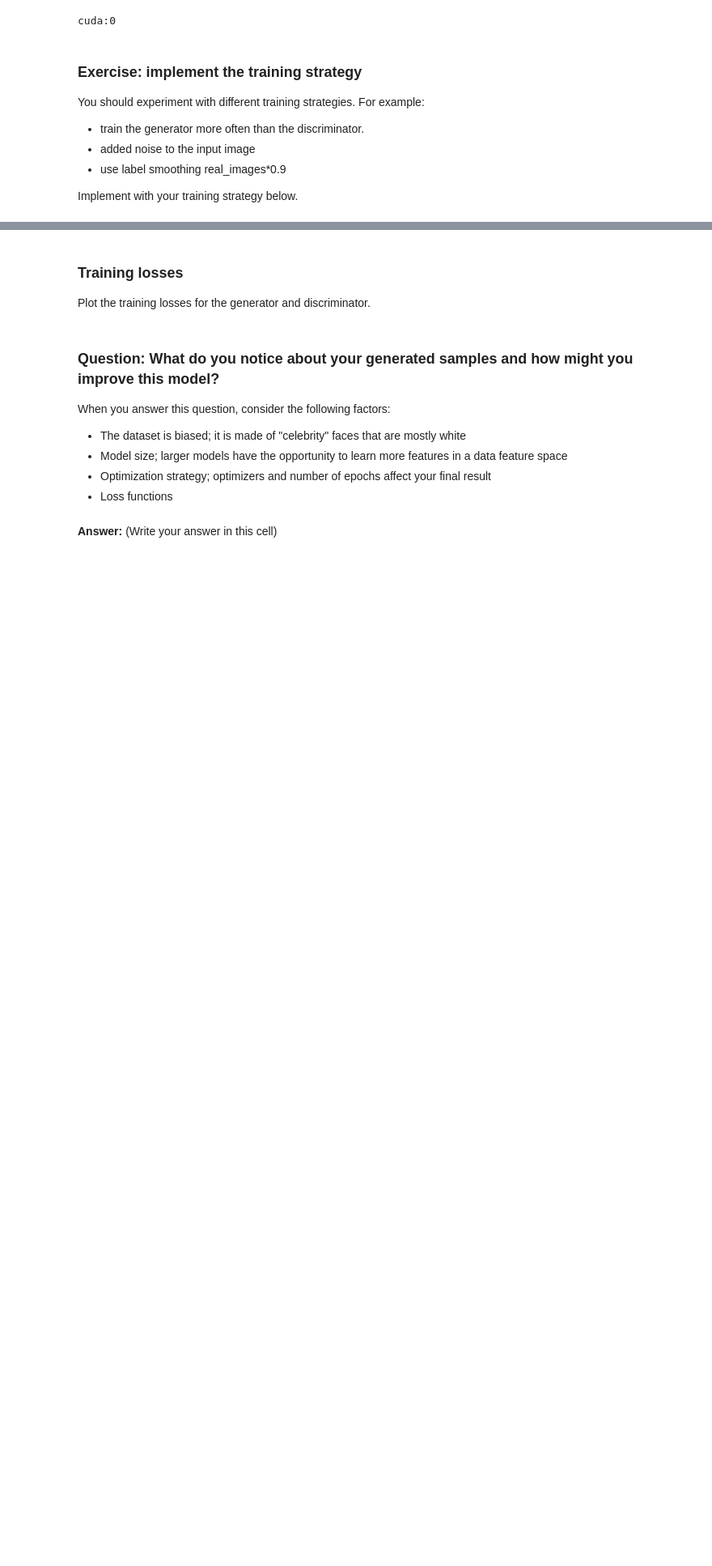
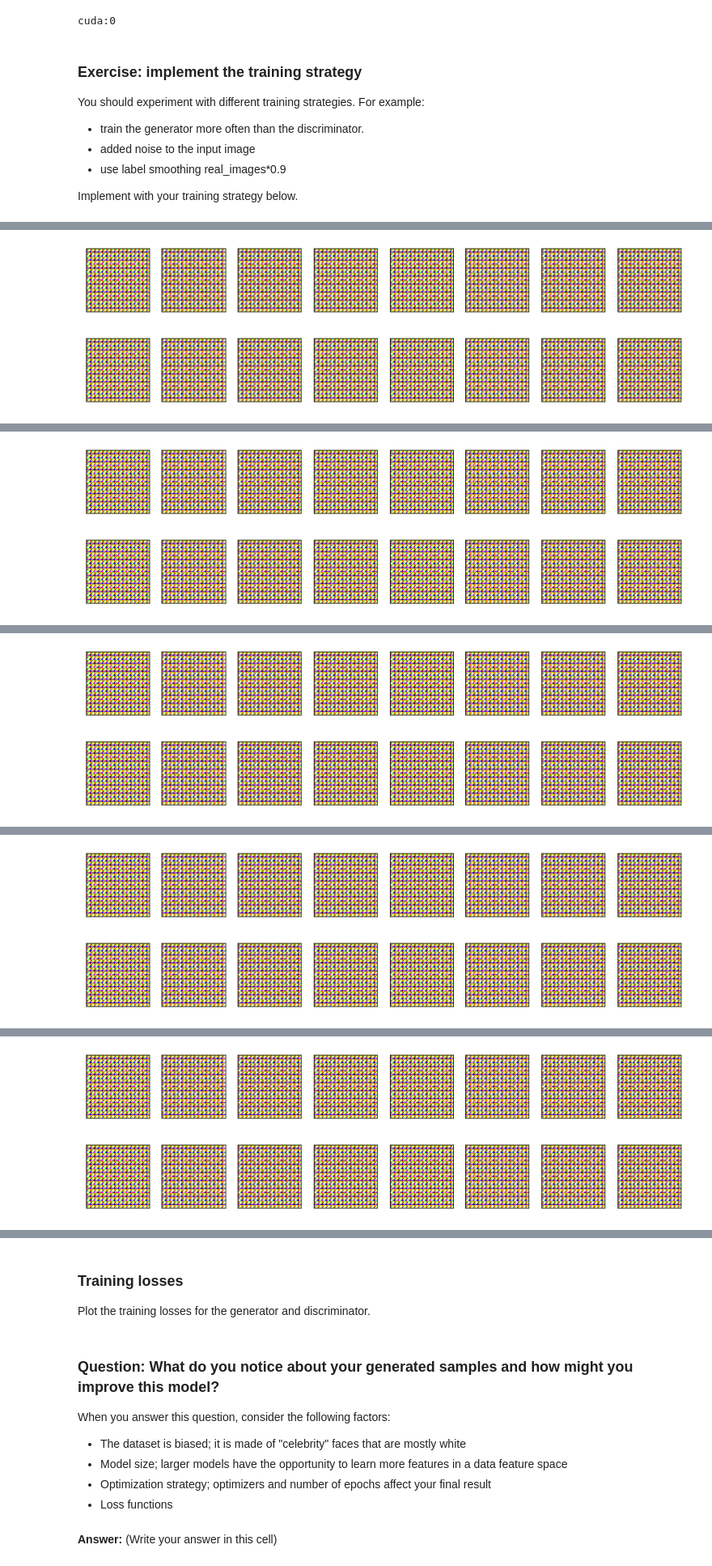
Before and after one commit to HebaMa7moud/face-generatio, a Jupyter notebook: dlnd_face_generation_starter.ipynb, the cells around one changed output, grey strips where cells are left out. Shown at 81% size. Saved outputs shown, nothing was run; the diff lists cells and outputs as text; code cells hidden in the pictures; blank space fills up the shorter version.

```diff
--- a/dlnd_face_generation_starter.ipynb
+++ b/dlnd_face_generation_starter.ipynb
@@ -405,9 +405,10 @@ def gradient_penalty(discriminator, real_images, fake_images):
     #gp = 0
     # TODO (Optional): implement the gradient penalty
 
-
+    device = real_images.device
     lamda = 10
-    alpha = torch.rand(real_images.shape)
+    #alpha = torch.rand(real_images.shape)
+    alpha =torch.rand(real_images.size(0), 1, 1, 1, device=device)
 
     x_hat = alpha * real_images + (1 - alpha) * fake_images
 
@@ -447,9 +448,12 @@ def generator_step(batch_size: int, latent_dim: int,z) -> Dict:
 
 
     fake_images = generator(z)
-    fake_images.to(device)
+    fake_images= fake_images.to(device)
 
-    g_loss = generator_loss(fake_images)
+    fake_logits = discriminator(fake_images)
+    fake_logits = fake_logits.to(device)
+    g_loss = generator_loss(fake_logits)
+
     g_loss.backward()
     g_optimizer.step()
 
@@ -459,15 +463,21 @@ def generator_step(batch_size: int, latent_dim: int,z) -> Dict:
 def discriminator_step(batch_size: int, latent_dim: int, real_images: torch.Tensor, z) -> Dict:
     """ One training step of the discriminator. """
     # TODO: implement the discriminator step (foward pass, loss calculation and backward pass)
-    device = torch.device("cuda:0" if torch.cuda.is_available() else "cpu")
+
     d_optimizer.zero_grad
-
+    # generate fake images
     fake_images = generator(z)
-    #fake_images.to(device)
-    #real_images.to(device)
-    loss =  discriminator_loss(real_images, fake_images)
+    fake_images = fake_images.to(device)
+    #real logits
+    real_logits = discriminator(real_images)
+    real_logits = real_logits.to(device)
+    #fake logits
+    fake_logits = discriminator(fake_images)
+    fake_logits = fake_logits.to(device)
+    # wasserstein loss and grandient penalty
+    loss =  discriminator_loss(real_logits, fake_logits)
     gp = gradient_penalty(discriminator, real_images, fake_images)
-
+    #total loss of critic
     d_loss= loss + gp
     d_loss.backward()
     d_optimizer.step()
@@ -510,7 +520,7 @@ g_optimizer, d_optimizer = create_optimizers(generator, discriminator)
 dataloader = DataLoader(dataset,
                         batch_size=64,
                         shuffle=True,
-                        num_workers=1,
+                        num_workers=4,
                         drop_last=True,
                         pin_memory=False)
 # %%
@@ -545,7 +557,7 @@ fixed_latent_vector = torch.randn(16, latent_dim, 1, 1).float().to(device)
 #cuda()
 n_epochs = 1000
 print_every=10
-
+samples = []
 losses = []
 discriminator.train()
 generator.train()
@@ -582,6 +594,13 @@ for epoch in range(n_epochs):
     # display images during training
     generator.eval()
     generated_images = generator(fixed_latent_vector)
+    samples.append(generated_images)
+    #display(-1, samples)
     display(generated_images)
     generator.train()
+
+
+# Save training generator samples
+with open('train_samples.pkl', 'wb') as f:
+    pkl.dump(samples, f)
 # %% [output]
@@ -588,0 +624 @@ RuntimeError: Expected all tensors to be on the same device, but found at least
+[figure, added]
@@ -588,0 +642 @@ RuntimeError: Expected all tensors to be on the same device, but found at least
+[figure, added]
@@ -588,0 +660 @@ RuntimeError: Expected all tensors to be on the same device, but found at least
+[figure, added]
@@ -588,0 +678 @@ RuntimeError: Expected all tensors to be on the same device, but found at least
+[figure, added]
@@ -588,0 +696 @@ RuntimeError: Expected all tensors to be on the same device, but found at least
+[figure, added]
```
Also changed, not shown: parts of 5 cells of this notebook.
